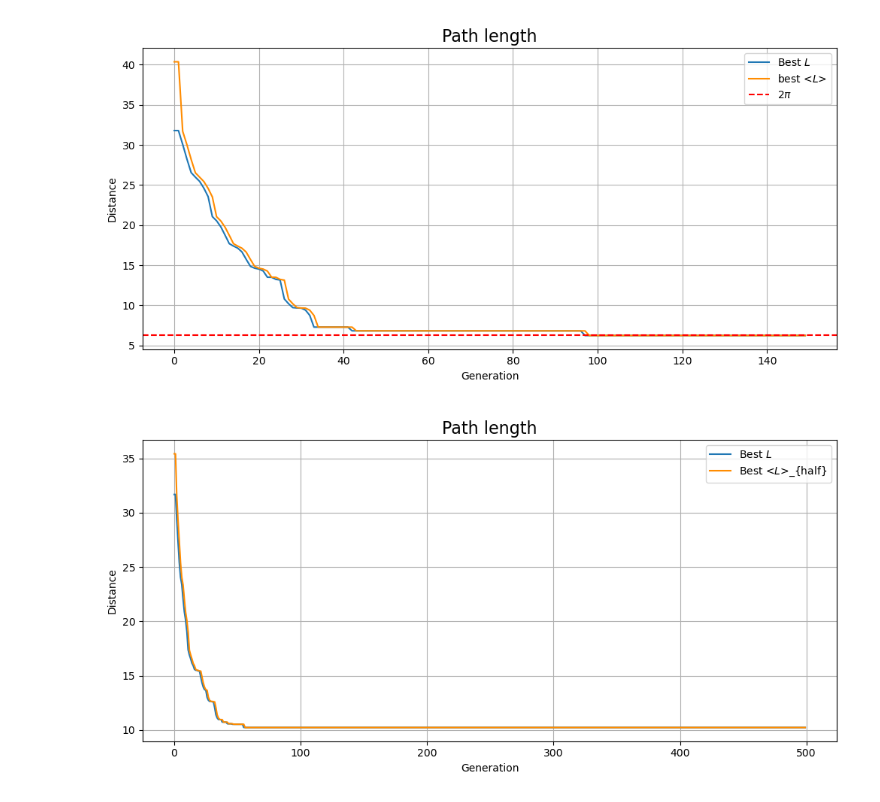
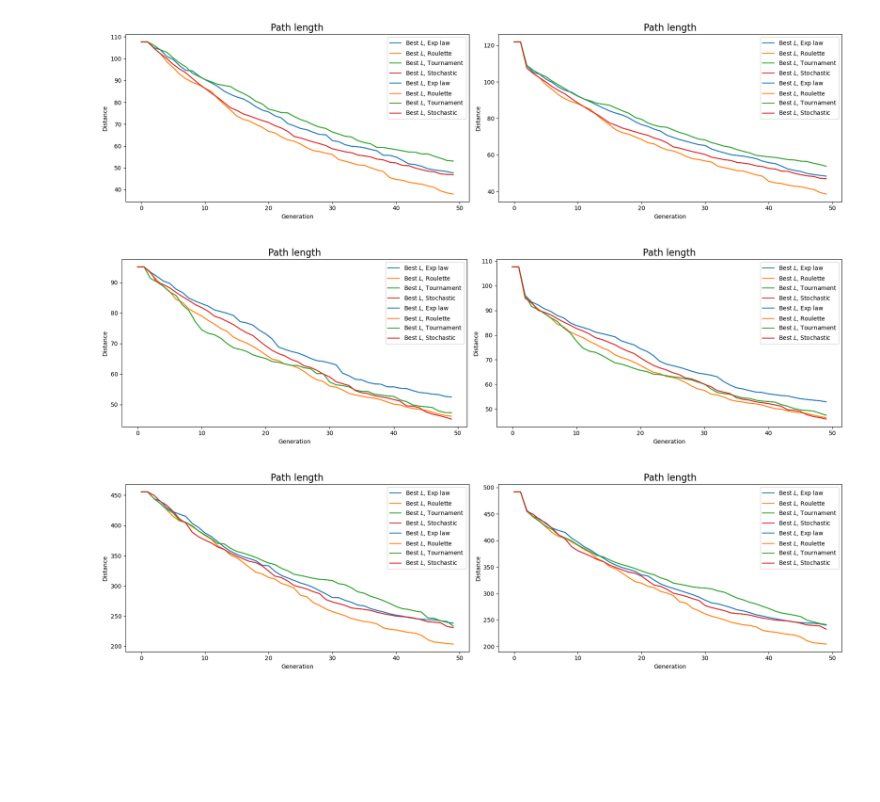
Before and after one commit to stevelonny/labsimnum, a Jupyter notebook: notebooks/exercise_09.ipynb, the cells around one changed output. Saved outputs shown, nothing was run; the diff lists cells and outputs as text; code cells hidden in the pictures; blank space fills up the shorter version.

```diff
--- a/notebooks/exercise_09.ipynb
+++ b/notebooks/exercise_09.ipynb
@@ -6,8 +6,9 @@ import numpy as np
 from scipy.optimize import curve_fit
 import statsmodels.api as sm
 import math
-import ipympl
 
 prop_cycle = plt.rcParams['axes.prop_cycle']
 colors = prop_cycle.by_key()['color']
+selection = ["Exp law", "Roulette", "Tournament", "Stochastic"]
+mapper = ["circle", "square", "provita"]
 # %%
@@ -47,33 +33,37 @@ plt.show()
-# %%
-plt.figure(figsize = (10,5))
-n_gen, best_len, best_half_len = np.loadtxt("../data/ex09_values_circle.dat", unpack = True, usecols = (0, 1, 2))
-np.sqrt(best_len)
-np.sqrt(best_half_len)
-plt.plot(n_gen[:150], best_len[:150], label = r'Best $L$')
-plt.plot(n_gen[:150], best_half_len[:150], label = r'best <$L$>', color = 'darkorange')
-plt.axhline(y = 2*np.pi, color = 'r', linestyle = '--', label = r'$2\pi$')
-plt.title('Path length', fontsize = 16)
-plt.ylabel('Distance')
-plt.xlabel('Generation')
-plt.legend()
-plt.grid()
-plt.tight_layout()
-plt.show()
-# %% [output]
-[figure, removed]
 # %%
-plt.figure(figsize = (10,5))
-n_gen, best_len, best_half_len = np.loadtxt("../data/ex09_values_square.dat", unpack = True, usecols = (0, 1, 2))
-np.sqrt(best_len)
-np.sqrt(best_half_len)
-plt.plot(n_gen, best_len, label = r'Best $L$')
-plt.plot(n_gen, best_half_len, label = r'Best <$L$>_{half}', color = 'darkorange')
-plt.title('Path length', fontsize = 16)
-plt.ylabel('Distance')
-plt.xlabel('Generation')
-plt.legend()
-plt.grid()
-plt.tight_layout()
-plt.show()
+for atlas in mapper:
+    fig = plt.figure(figsize=(18, 5))
+    n_gen = []
+    best_len = []
+    best_half_len = []
+    for i in range(4):
+        n_gen.append(np.loadtxt("../data/ex09_values_{atlante}_{i}.dat".format(atlante=atlas, i=i), unpack=True, usecols=(0)))
+        best_len.append(np.loadtxt("../data/ex09_values_{atlante}_{i}.dat".format(atlante=atlas, i=i), unpack=True, usecols=(1)))
+        best_half_len.append(np.loadtxt("../data/ex09_values_{atlante}_{i}.dat".format(atlante=atlas, i=i), unpack=True, usecols=(2)))
+    squaregen = 50
+    np.sqrt(best_len)
+    np.sqrt(best_half_len)
+    for i in range(2):
+        plt.subplot(1, 2, 1)
+        for j in range(4):
+            plt.plot(n_gen[j][:squaregen], best_len[j][:squaregen], label=r"Best $L$, {sel}".format(sel=selection[j]), color=colors[j])
+        plt.title('Path length', fontsize=16)
+        plt.ylabel('Distance')
+        plt.xlabel('Generation')
+        plt.legend()
+        plt.grid()
+        plt.subplot(1, 2, 2)
+        for j in range(4):
+            plt.plot(n_gen[j][:squaregen], best_half_len[j][:squaregen], label=r"Best $L$, {sel}".format(sel=selection[j]), color=colors[j])
+        plt.title('Path length', fontsize=16)
+        plt.ylabel('Distance')
+        plt.xlabel('Generation')
+        plt.legend()
+        plt.grid()
+
+    plt.tight_layout()
+    plt.show()
 # %% [output]
-[figure, old version]
+[figure, new version]
+[figure, added]
+[figure, added]
```
Also changed, not shown: parts of 2 cells of this notebook, 10 other files.
